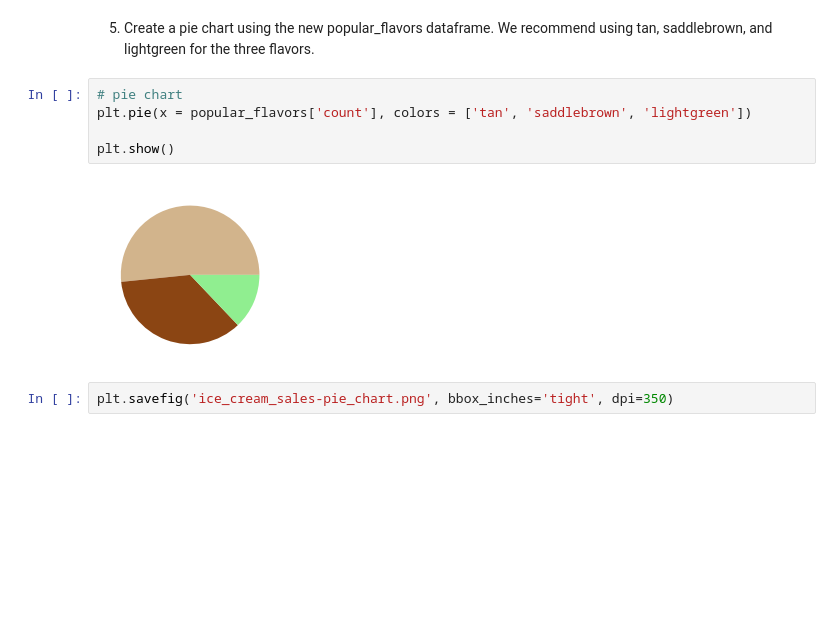
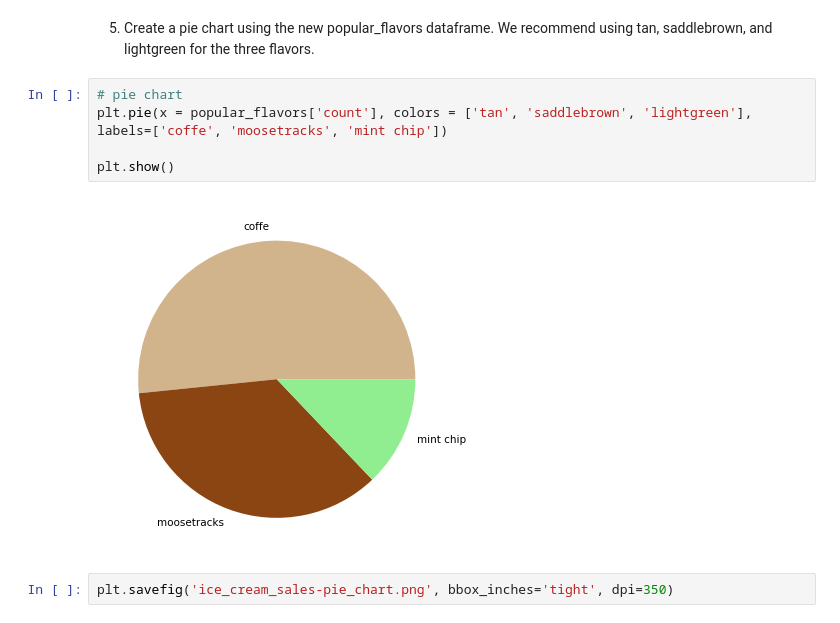
Before and after one commit to tiaralgrier/ChartVisualization, a Jupyter notebook: chartvisualization.ipynb, the cells around one changed output. Drawn from its saved outputs; the diff is of its cells as text; blank space fills up the shorter version.

Commit message:
Added labels to pie chart

```diff
--- a/chartvisualization.ipynb
+++ b/chartvisualization.ipynb
@@ -90,11 +90,11 @@ popular_flavors
 5. Create a pie chart using the new popular_flavors dataframe. We recommend using tan, saddlebrown, and lightgreen for the three flavors.
 # %%
 # pie chart
-plt.pie(x = popular_flavors['count'], colors = ['tan', 'saddlebrown', 'lightgreen'])
+plt.pie(x = popular_flavors['count'], colors = ['tan', 'saddlebrown', 'lightgreen'], labels=['coffe', 'moosetracks', 'mint chip'])
 
 plt.show()
 # %% [output]
-[figure, old version]
+[figure, new version]
 # %%
 plt.savefig('ice_cream_sales-pie_chart.png', bbox_inches='tight', dpi=350)
 # %% [output]
```
Also changed, not shown: 1 other file.
